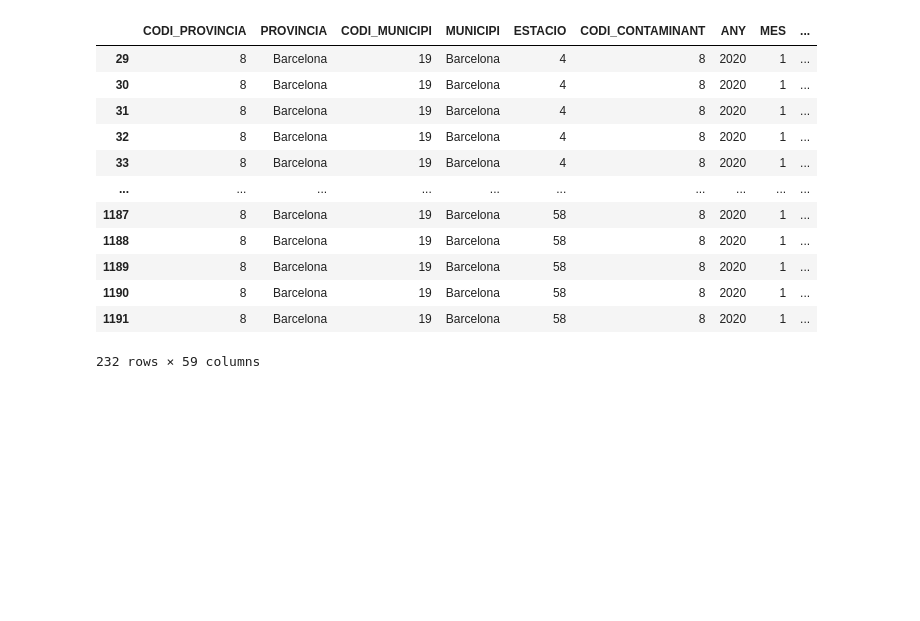
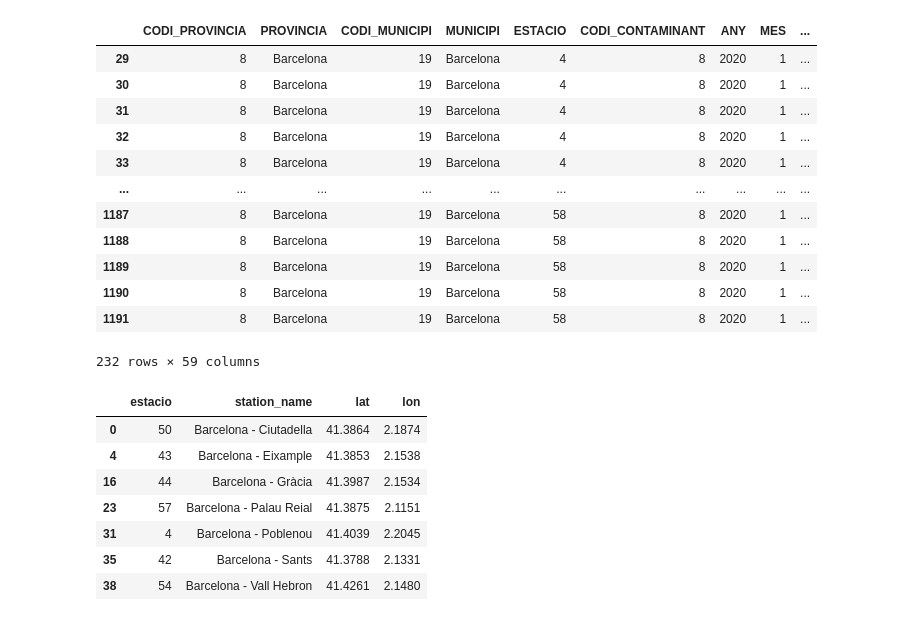
Before and after one commit to Ri-Dearg/barna-air-quality, a Jupyter notebook: dataset_convert.ipynb, the cells around one changed output. Cells and saved outputs as stored; diff of their text form; code cells hidden in the pictures; blank space fills up the shorter version.

Commit message:
feat: ✨ add station data collection function

```diff
--- a/dataset_convert.ipynb
+++ b/dataset_convert.ipynb
@@ -140,3 +140,41 @@ create_date_column(filtered_csv)
 | 1190 | 8 | Barcelona | 19 | Barcelona | 58 | 8 | 2020 | 1 | ... |
 | 1191 | 8 | Barcelona | 19 | Barcelona | 58 | 8 | 2020 | 1 | ... |
 232 rows × 59 columns
+# %%
+def load_station_file(file_path: str) -> pd.DataFrame:
+    """Load a station data file and builds its location.
+
+    Args:
+        file_path (string): path to the file
+
+    Returns:
+        pd.DataFrame: the list of station numbers and locations.
+
+    """
+    data_f = pd.read_csv(file_path, sep=',')
+
+    # Filter for the pollutant
+    data_f_no2 = data_f[data_f['Codi_Contaminant'] == POLLUTANT_CODE].copy()
+
+    # Rename the columns
+    data_f_no2 = data_f_no2.rename(
+        columns={
+            'Estacio': 'estacio',
+            'nom_cabina': 'station_name',
+            'Longitud': 'lon',
+            'Latitud': 'lat',
+        }
+        )
+
+    return data_f_no2[['estacio', 'station_name', 'lat', 'lon']]
+# %%
+load_station_file('datasets/stations/2021.csv')
+# %% [output]
+|  | estacio | station_name | lat | lon |
+| 0 | 50 | Barcelona - Ciutadella | 41.3864 | 2.1874 |
+| 4 | 43 | Barcelona - Eixample | 41.3853 | 2.1538 |
+| 16 | 44 | Barcelona - Gràcia | 41.3987 | 2.1534 |
+| 23 | 57 | Barcelona - Palau Reial | 41.3875 | 2.1151 |
+| 31 | 4 | Barcelona - Poblenou | 41.4039 | 2.2045 |
+| 35 | 42 | Barcelona - Sants | 41.3788 | 2.1331 |
+| 38 | 54 | Barcelona - Vall Hebron | 41.4261 | 2.1480 |
```
Also changed, not shown: parts of 1 cell of this notebook.
